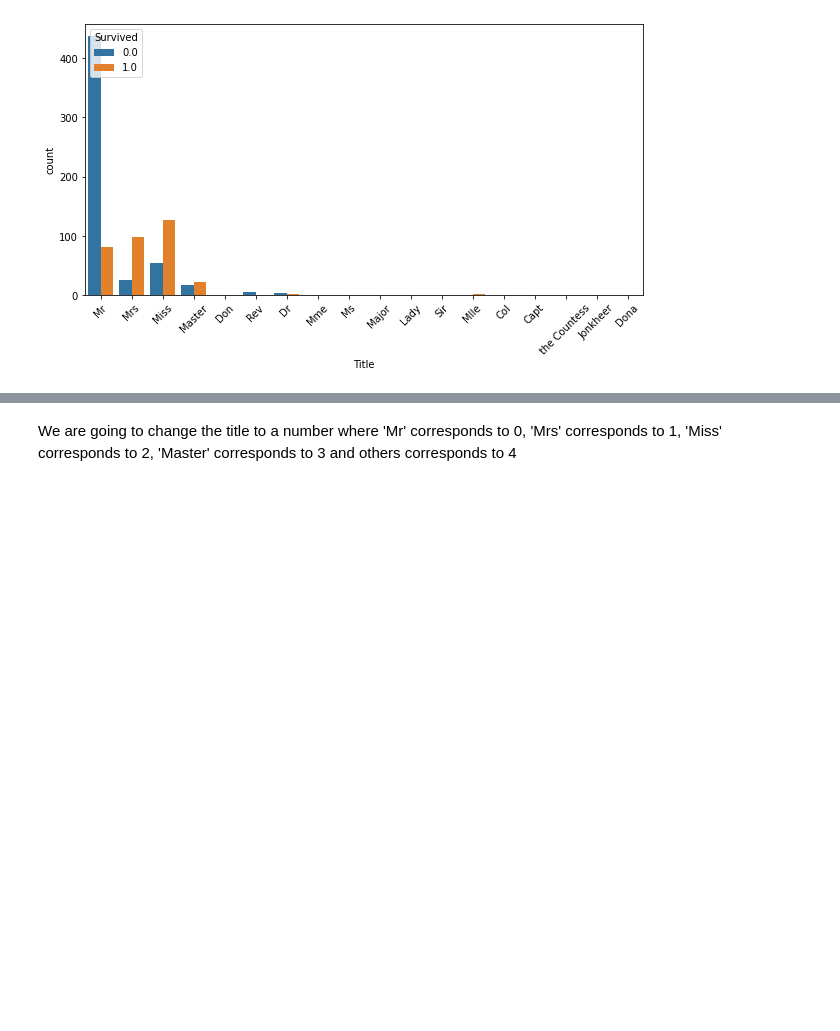
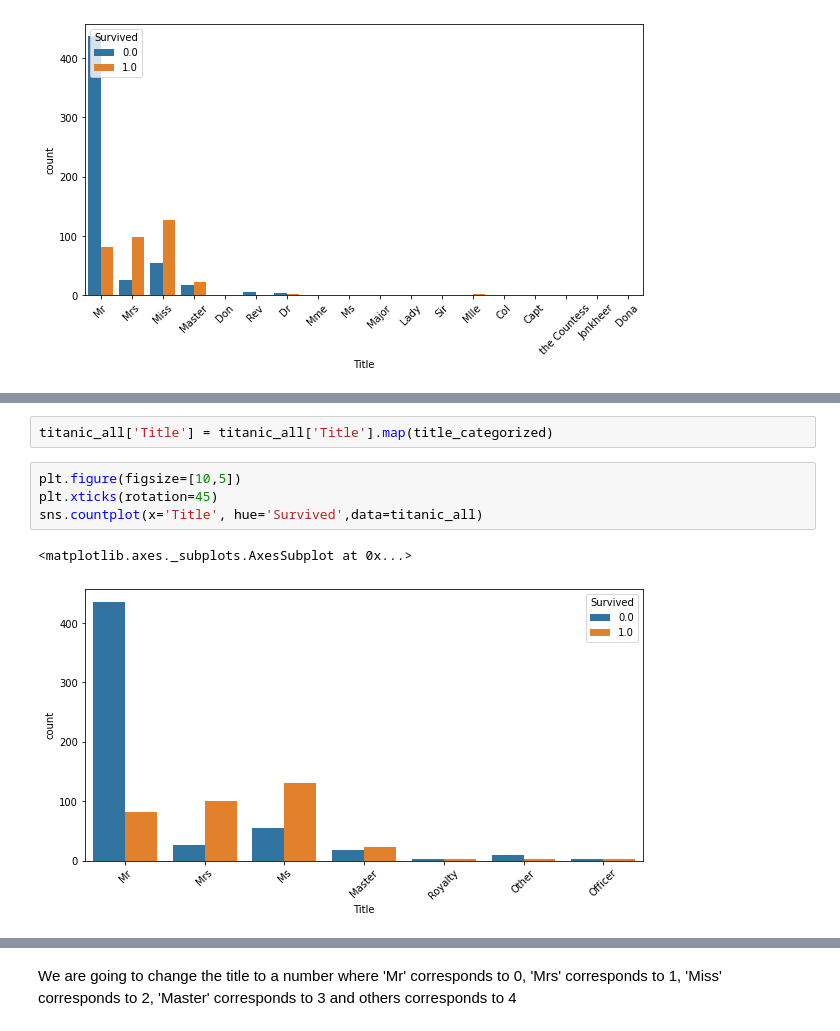
Before and after one commit to marcellinus-witarsah/dataScienceMiniProjects, a Jupyter notebook: TitanicSurvivalModel/Titanic Third.ipynb, the cells around one changed output, grey strips where cells are left out. Drawn from its saved outputs; the diff is of its cells as text; blank space fills up the shorter version.

```diff
--- a/TitanicSurvivalModel/Titanic Third.ipynb
+++ b/TitanicSurvivalModel/Titanic Third.ipynb
@@ -965,0 +971,9 @@ Miss =  182
+# %%
+titanic_all['Title'] = titanic_all['Title'].map(title_categorized)
+# %%
+plt.figure(figsize=[10,5])
+plt.xticks(rotation=45)
+sns.countplot(x='Title', hue='Survived',data=titanic_all)
+# %% [output]
+<matplotlib.axes._subplots.AxesSubplot at 0x...>
+[figure, added]
```
Also changed, not shown: parts of 39 cells of this notebook.
